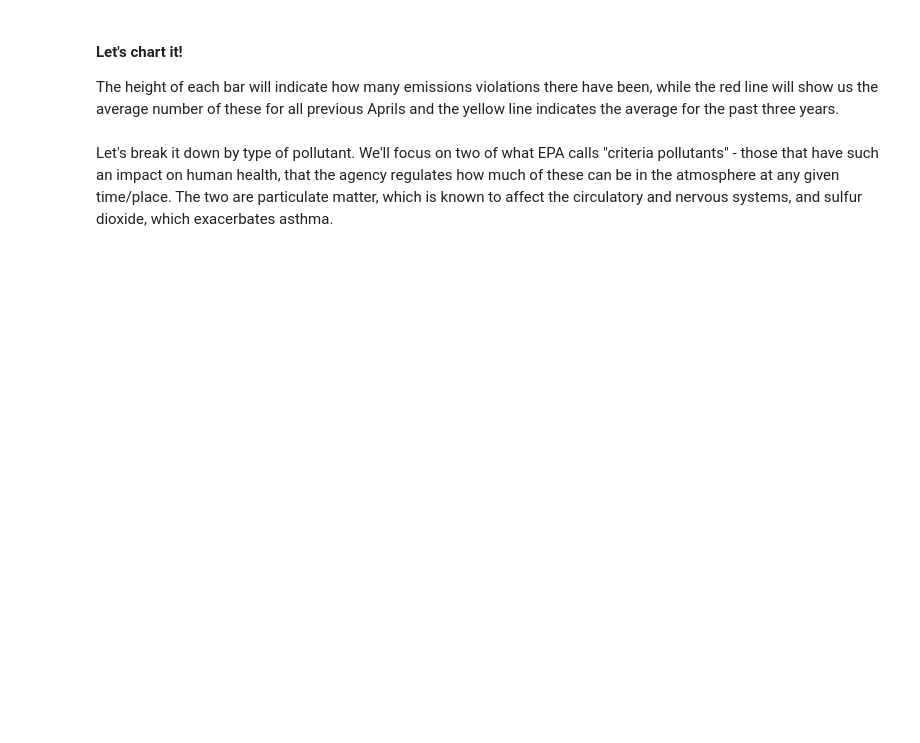
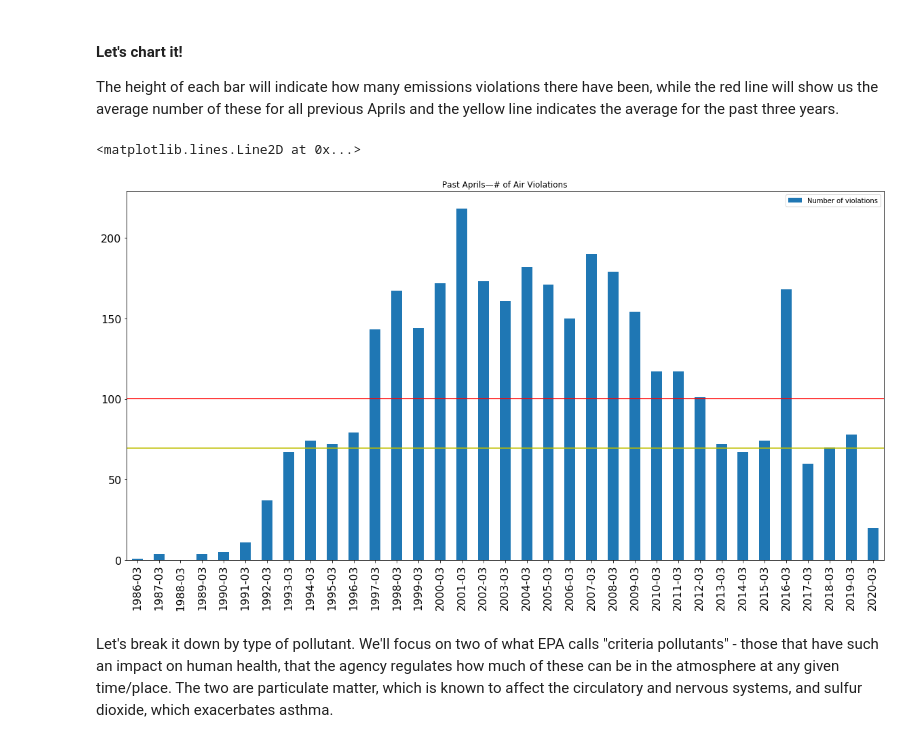
Before and after one commit to edgi-govdata-archiving/ECHO-COVID19, a Jupyter notebook: ECHO-COVID19.ipynb, the cells around one changed output. Cells and saved outputs as stored; diff of their text form; code cells hidden in the pictures; blank space fills up the shorter version.

```diff
--- a/ECHO-COVID19.ipynb
+++ b/ECHO-COVID19.ipynb
@@ -104,7 +129,7 @@ This has ramifications for COVID-19....
 
 First, we'll get this data!
 # %%
-sql = "select * from `ICIS-AIR_VIOLATION_HISTORY` where HPV_DAYZERO_DATE like '04-%'"
+sql = "select * from `ICIS-AIR_VIOLATION_HISTORY` where HPV_DAYZERO_DATE like '"+mnth+"-%'"
 url='http://apps.tlt.stonybrook.edu/echoepa/?query='
 data_location=url+urllib.parse.quote(sql)
 
@@ -117,25 +162,28 @@ The height of each bar will indicate how many emissions violations there have be
 # %%
 data['HPV_DAYZERO_DATE'] = pd.to_datetime(data['HPV_DAYZERO_DATE'], format="%m-%d-%Y") #format
 
 airviols = data.groupby(['HPV_DAYZERO_DATE'])['ENF_RESPONSE_POLICY_CODE'].count()
 # = total number of violations. May want to summarize by facility instead.
 airviols = airviols.resample('M').sum() #resample to a monthly basis
-airviols = airviols.loc[(airviols.index.month == 4)] # Filter back to just Aprils
+airviols = airviols.loc[(airviols.index.month == int(mnth))] # Filter back to just Aprils
 airviols = pd.DataFrame(airviols)
 airviols = airviols.rename(columns={'ENF_RESPONSE_POLICY_CODE': "Number of violations"})
 airviols.index = airviols.index.strftime('%Y-%m') # makes the x axis (date) prettier
 
 ax = airviols.plot(kind='bar', title = "Past Aprils—# of Air Violations", figsize=(20, 10), fontsize=16)
 ax
 
 #label trendline
 trend=airviols['Number of violations'].mean()
 ax.axhline(y=trend, color='r', linestyle='-')
 
 #label past 4 Aprils trend (2017, 2018, 2019, 2020)
-trend_month=pd.concat([airviols.loc["2017-04"],airviols.loc["2018-04"],airviols.loc["2019-04"]])
+trend_month=pd.concat([airviols.loc["2017-"+mnth],airviols.loc["2018-"+mnth],airviols.loc["2019-"+mnth]])
 trend_month=trend_month['Number of violations'].mean()
 ax.axhline(y=trend_month, color='y', linestyle='-')
+# %% [output]
+<matplotlib.lines.Line2D at 0x...>
+[figure, added]
 # %% [markdown]
 Let's break it down by type of pollutant. We'll focus on two of what EPA calls "criteria pollutants" - those that have such an impact on human health, that the agency regulates how much of these can be in the atmosphere at any given time/place. The two are particulate matter, which is known to affect the circulatory and nervous systems, and sulfur dioxide, which exacerbates asthma.
 # %%
```
Also changed, not shown: parts of 20 cells of this notebook.
